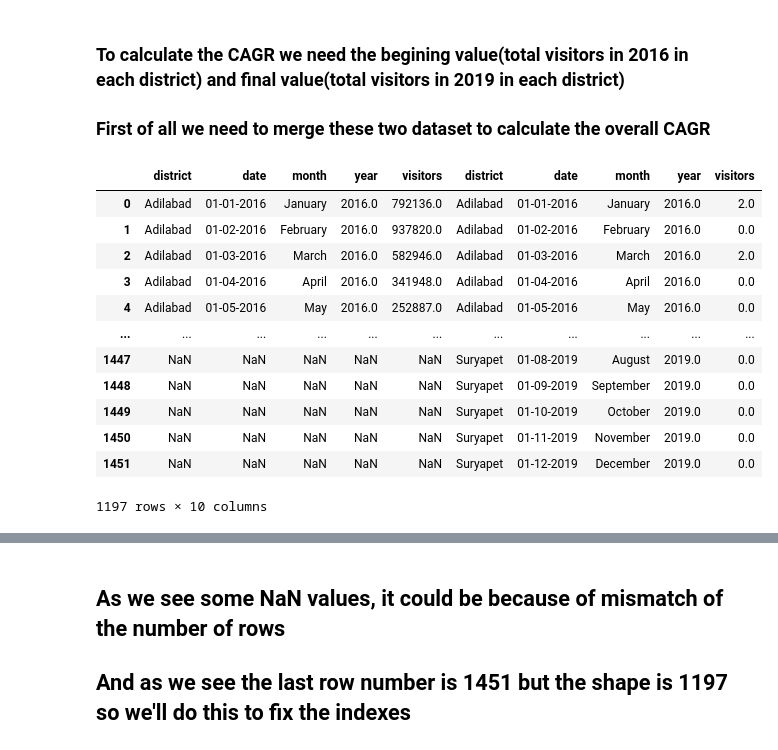
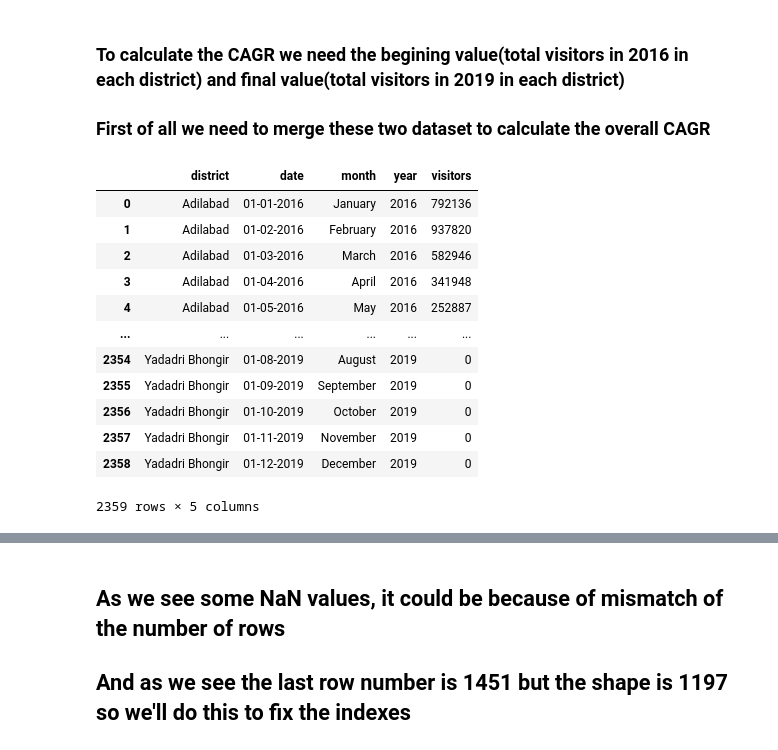
Before and after one commit to sourabhms66/Tourism_Revenue, a Jupyter notebook: codes.ipynb, the cells around one changed output, grey strips where cells are left out. Cells and saved outputs as stored; diff of their text form; code cells hidden in the pictures.

```diff
--- a/codes.ipynb
+++ b/codes.ipynb
@@ -286,18 +286,18 @@ plt.show()
 
 ### First of all we need to merge these two dataset to calculate the overall CAGR
 # %%
-pd.concat([domestic_clean,foreign_clean],axis=1)
+pd.concat([domestic_clean,foreign_clean],ignore_index=True)
 # %% [output]
-|  | district | date | month | year | visitors | district | date | month | year | visitors |
-| 0 | Adilabad | 01-01-2016 | January | 2016.0 | 792136.0 | Adilabad | 01-01-2016 | January | 2016.0 | 2.0 |
-| 1 | Adilabad | 01-02-2016 | February | 2016.0 | 937820.0 | Adilabad | 01-02-2016 | February | 2016.0 | 0.0 |
-| 2 | Adilabad | 01-03-2016 | March | 2016.0 | 582946.0 | Adilabad | 01-03-2016 | March | 2016.0 | 2.0 |
-| 3 | Adilabad | 01-04-2016 | April | 2016.0 | 341948.0 | Adilabad | 01-04-2016 | April | 2016.0 | 0.0 |
-| 4 | Adilabad | 01-05-2016 | May | 2016.0 | 252887.0 | Adilabad | 01-05-2016 | May | 2016.0 | 0.0 |
-| ... | ... | ... | ... | ... | ... | ... | ... | ... | ... | ... |
-| 1447 | NaN | NaN | NaN | NaN | NaN | Suryapet | 01-08-2019 | August | 2019.0 | 0.0 |
-| 1448 | NaN | NaN | NaN | NaN | NaN | Suryapet | 01-09-2019 | September | 2019.0 | 0.0 |
-| 1449 | NaN | NaN | NaN | NaN | NaN | Suryapet | 01-10-2019 | October | 2019.0 | 0.0 |
-| 1450 | NaN | NaN | NaN | NaN | NaN | Suryapet | 01-11-2019 | November | 2019.0 | 0.0 |
-| 1451 | NaN | NaN | NaN | NaN | NaN | Suryapet | 01-12-2019 | December | 2019.0 | 0.0 |
+|  | district | date | month | year | visitors |
+| 0 | Adilabad | 01-01-2016 | January | 2016 | 792136 |
+| 1 | Adilabad | 01-02-2016 | February | 2016 | 937820 |
+| 2 | Adilabad | 01-03-2016 | March | 2016 | 582946 |
+| 3 | Adilabad | 01-04-2016 | April | 2016 | 341948 |
+| 4 | Adilabad | 01-05-2016 | May | 2016 | 252887 |
+| ... | ... | ... | ... | ... | ... |
+| 2354 | Yadadri Bhongir | 01-08-2019 | August | 2019 | 0 |
+| 2355 | Yadadri Bhongir | 01-09-2019 | September | 2019 | 0 |
+| 2356 | Yadadri Bhongir | 01-10-2019 | October | 2019 | 0 |
+| 2357 | Yadadri Bhongir | 01-11-2019 | November | 2019 | 0 |
+| 2358 | Yadadri Bhongir | 01-12-2019 | December | 2019 | 0 |
-1197 rows × 10 columns
+2359 rows × 5 columns
```
Also changed, not shown: parts of 8 cells of this notebook.
